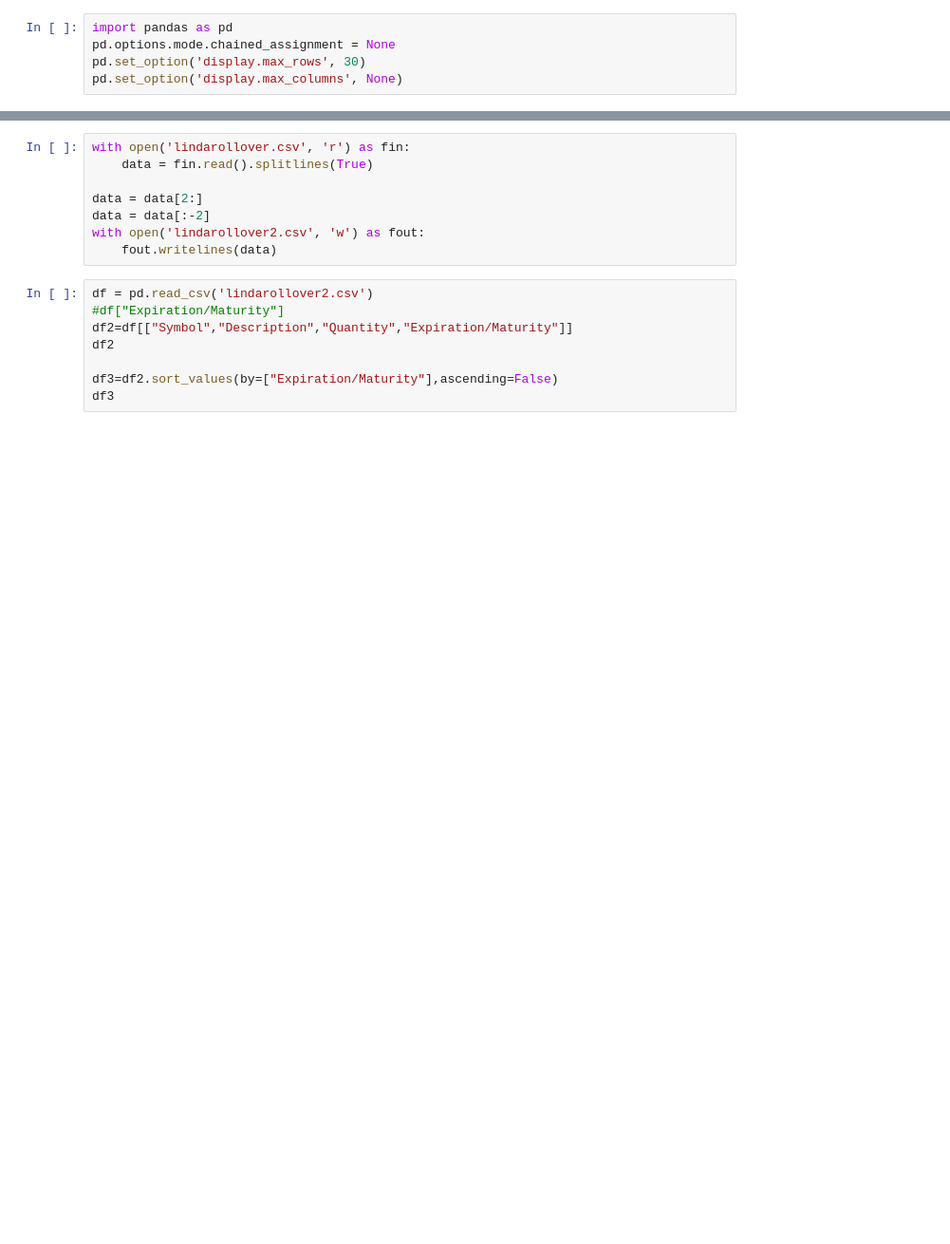
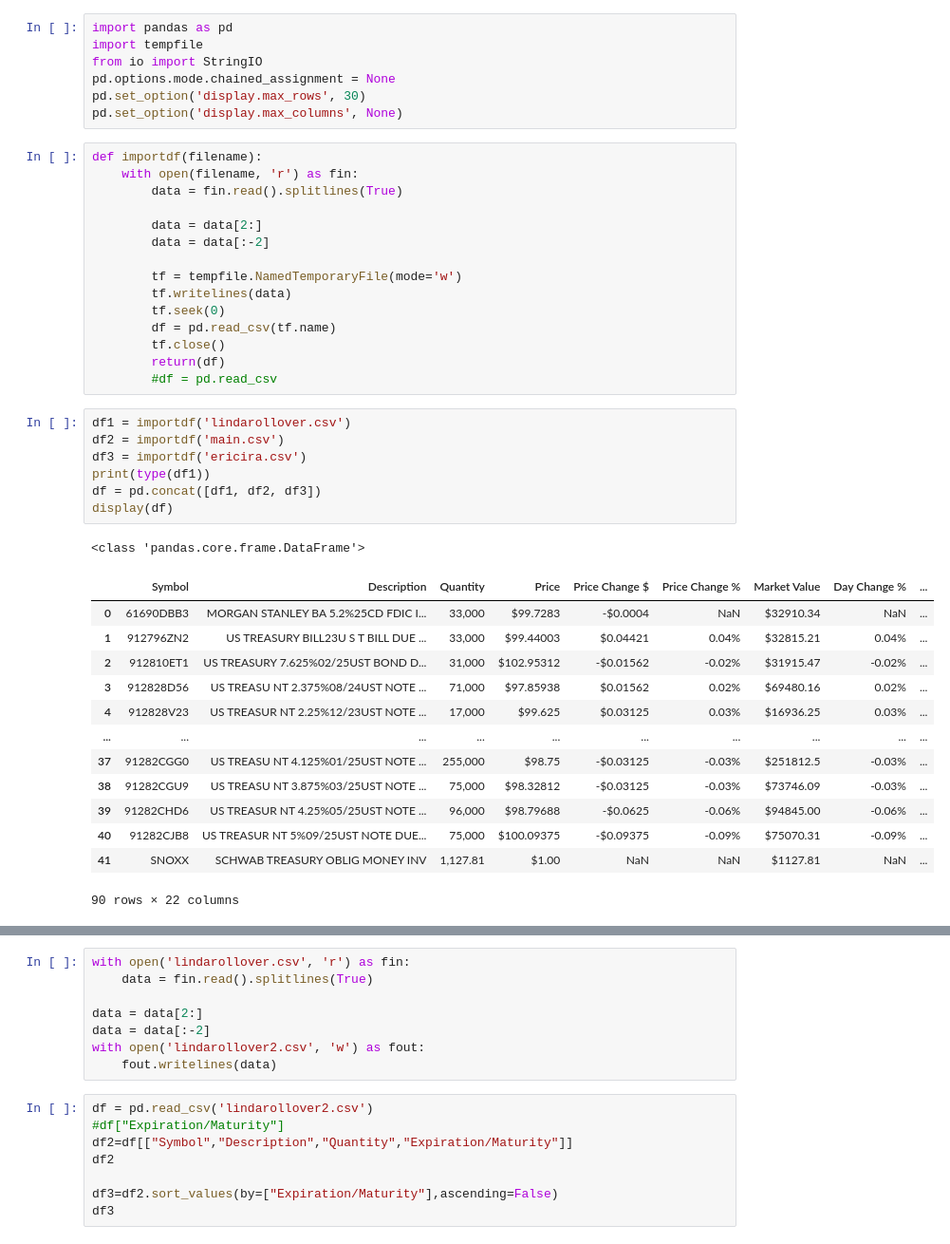
Before and after one commit to eross/bondcalc, a Jupyter notebook: bondcalc2.ipynb, the cells around one changed output, grey strips where cells are left out. Shown at 95% size. Saved outputs shown, nothing was run; the diff lists cells and outputs as text; blank space fills up the shorter version.

```diff
--- a/bondcalc2.ipynb
+++ b/bondcalc2.ipynb
@@ -1,5 +1,44 @@
 # %%
 import pandas as pd
+import tempfile
+from io import StringIO
 pd.options.mode.chained_assignment = None
 pd.set_option('display.max_rows', 30)
 pd.set_option('display.max_columns', None)
+# %%
+def importdf(filename):
+    with open(filename, 'r') as fin:
+        data = fin.read().splitlines(True)
+
+        data = data[2:]
+        data = data[:-2]
+
+        tf = tempfile.NamedTemporaryFile(mode='w')
+        tf.writelines(data)
+        tf.seek(0)
+        df = pd.read_csv(tf.name)
+        tf.close()
+        return(df)
+        #df = pd.read_csv
+# %%
+df1 = importdf('lindarollover.csv')
+df2 = importdf('main.csv')
+df3 = importdf('ericira.csv')
+print(type(df1))
+df = pd.concat([df1, df2, df3])
+display(df)
+# %% [output]
+<class 'pandas.core.frame.DataFrame'>
+|  | Symbol | Description | Quantity | Price | Price Change $ | Price Change % | Market Value | Day Change % | ... |
+| 0 | 61690DBB3 | MORGAN STANLEY BA 5.2%25CD FDIC I... | 33,000 | $99.7283 | -$0.0004 | NaN | $32910.34 | NaN | ... |
+| 1 | 912796ZN2 | US TREASURY BILL23U S T BILL DUE ... | 33,000 | $99.44003 | $0.04421 | 0.04% | $32815.21 | 0.04% | ... |
+| 2 | 912810ET1 | US TREASURY 7.625%02/25UST BOND D... | 31,000 | $102.95312 | -$0.01562 | -0.02% | $31915.47 | -0.02% | ... |
+| 3 | 912828D56 | US TREASU NT 2.375%08/24UST NOTE ... | 71,000 | $97.85938 | $0.01562 | 0.02% | $69480.16 | 0.02% | ... |
+| 4 | 912828V23 | US TREASUR NT 2.25%12/23UST NOTE ... | 17,000 | $99.625 | $0.03125 | 0.03% | $16936.25 | 0.03% | ... |
+| ... | ... | ... | ... | ... | ... | ... | ... | ... | ... |
+| 37 | 91282CGG0 | US TREASU NT 4.125%01/25UST NOTE ... | 255,000 | $98.75 | -$0.03125 | -0.03% | $251812.5 | -0.03% | ... |
+| 38 | 91282CGU9 | US TREASU NT 3.875%03/25UST NOTE ... | 75,000 | $98.32812 | -$0.03125 | -0.03% | $73746.09 | -0.03% | ... |
+| 39 | 91282CHD6 | US TREASUR NT 4.25%05/25UST NOTE ... | 96,000 | $98.79688 | -$0.0625 | -0.06% | $94845.00 | -0.06% | ... |
+| 40 | 91282CJB8 | US TREASUR NT 5%09/25UST NOTE DUE... | 75,000 | $100.09375 | -$0.09375 | -0.09% | $75070.31 | -0.09% | ... |
+| 41 | SNOXX | SCHWAB TREASURY OBLIG MONEY INV | 1,127.81 | $1.00 | NaN | NaN | $1127.81 | NaN | ... |
+90 rows × 22 columns
```
Also changed, not shown: parts of 15 cells of this notebook.
